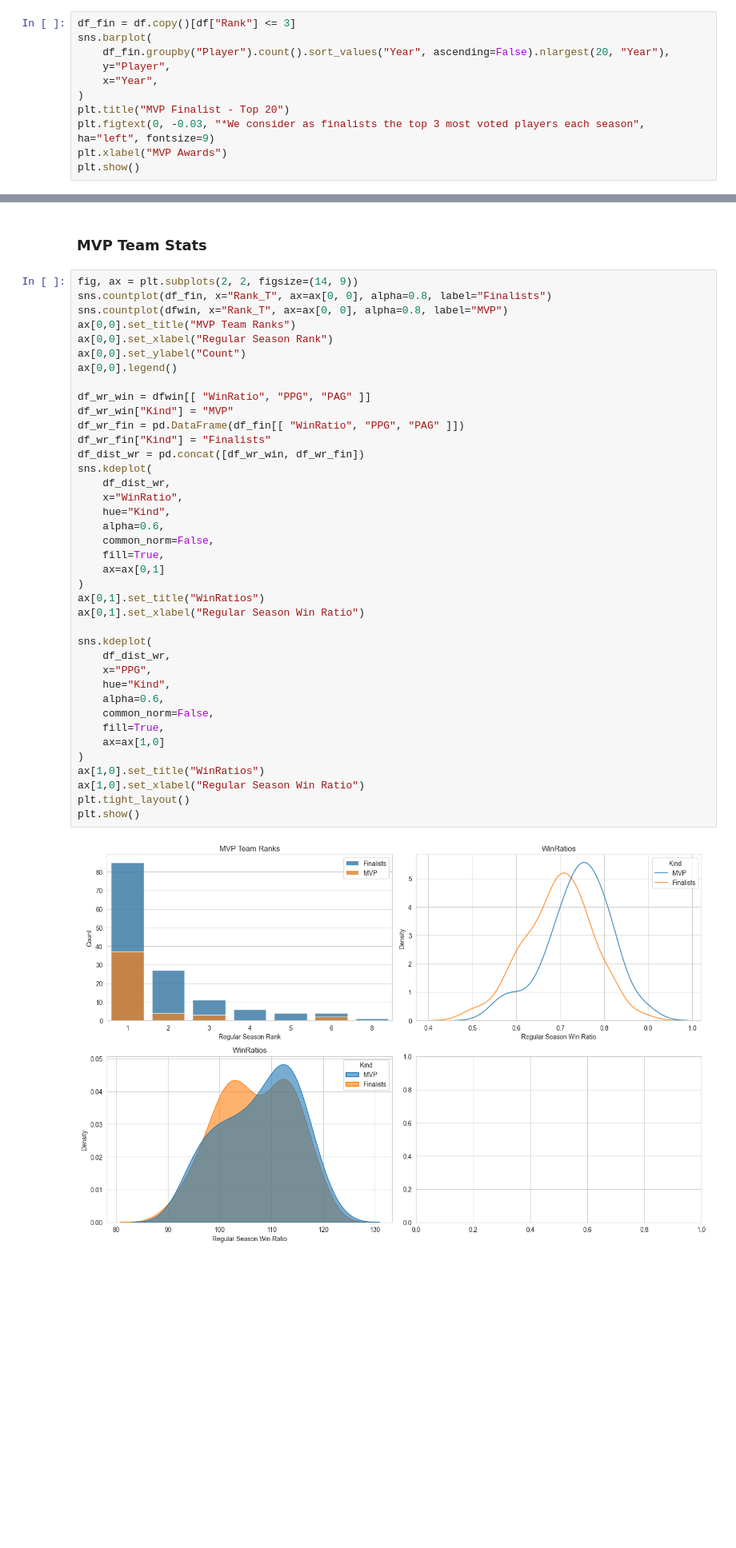
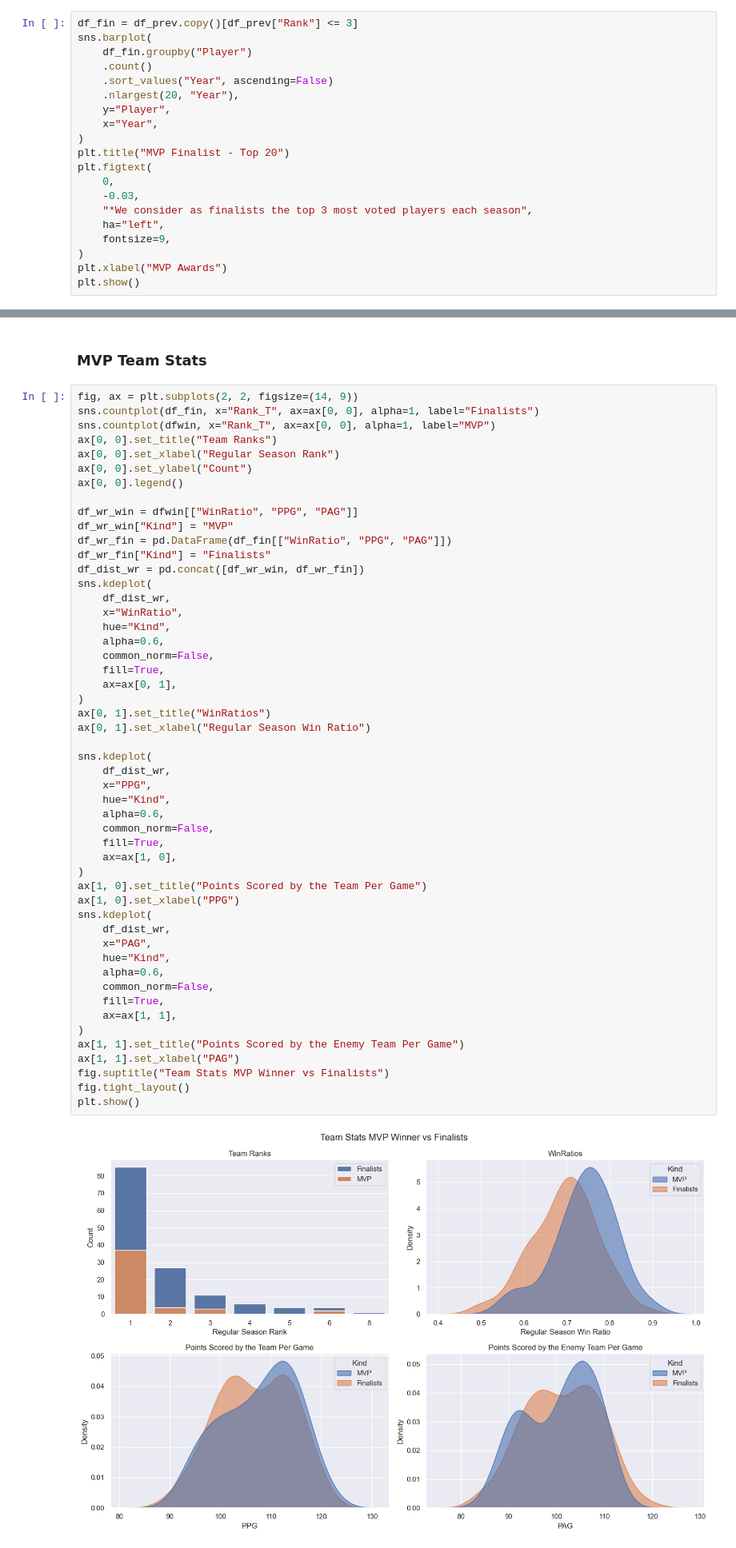
Before and after one commit to valevil27/nba-mvp-analysis, a Jupyter notebook: main.ipynb, the cells around one changed output, grey strips where cells are left out. Shown at 80% size. Cells and saved outputs as stored; diff of their text form; blank space fills up the shorter version.

Commit message:
add - RF model, prediction and stat weights

```diff
--- a/main.ipynb
+++ b/main.ipynb
@@ -175,12 +196,21 @@ plt.show()
 # %%
-df_fin = df.copy()[df["Rank"] <= 3]
+df_fin = df_prev.copy()[df_prev["Rank"] <= 3]
 sns.barplot(
-    df_fin.groupby("Player").count().sort_values("Year", ascending=False).nlargest(20, "Year"),
+    df_fin.groupby("Player")
+    .count()
+    .sort_values("Year", ascending=False)
+    .nlargest(20, "Year"),
     y="Player",
     x="Year",
 )
 plt.title("MVP Finalist - Top 20")
-plt.figtext(0, -0.03, "*We consider as finalists the top 3 most voted players each season", ha="left", fontsize=9)
+plt.figtext(
+    0,
+    -0.03,
+    "*We consider as finalists the top 3 most voted players each season",
+    ha="left",
+    fontsize=9,
+)
 plt.xlabel("MVP Awards")
 plt.show()
 # %% [output]
@@ -295,45 +346,57 @@ plt.show()
 ### MVP Team Stats
 # %%
 fig, ax = plt.subplots(2, 2, figsize=(14, 9))
-sns.countplot(df_fin, x="Rank_T", ax=ax[0, 0], alpha=0.8, label="Finalists")
-sns.countplot(dfwin, x="Rank_T", ax=ax[0, 0], alpha=0.8, label="MVP")
-ax[0,0].set_title("MVP Team Ranks")
-ax[0,0].set_xlabel("Regular Season Rank")
-ax[0,0].set_ylabel("Count")
-ax[0,0].legend()
+sns.countplot(df_fin, x="Rank_T", ax=ax[0, 0], alpha=1, label="Finalists")
+sns.countplot(dfwin, x="Rank_T", ax=ax[0, 0], alpha=1, label="MVP")
+ax[0, 0].set_title("Team Ranks")
+ax[0, 0].set_xlabel("Regular Season Rank")
+ax[0, 0].set_ylabel("Count")
+ax[0, 0].legend()
 
-df_wr_win = dfwin[[ "WinRatio", "PPG", "PAG" ]]
+df_wr_win = dfwin[["WinRatio", "PPG", "PAG"]]
 df_wr_win["Kind"] = "MVP"
-df_wr_fin = pd.DataFrame(df_fin[[ "WinRatio", "PPG", "PAG" ]])
+df_wr_fin = pd.DataFrame(df_fin[["WinRatio", "PPG", "PAG"]])
 df_wr_fin["Kind"] = "Finalists"
 df_dist_wr = pd.concat([df_wr_win, df_wr_fin])
 sns.kdeplot(
     df_dist_wr,
     x="WinRatio",
     hue="Kind",
     alpha=0.6,
     common_norm=False,
     fill=True,
-    ax=ax[0,1]
+    ax=ax[0, 1],
 )
-ax[0,1].set_title("WinRatios")
-ax[0,1].set_xlabel("Regular Season Win Ratio")
+ax[0, 1].set_title("WinRatios")
+ax[0, 1].set_xlabel("Regular Season Win Ratio")
 
 sns.kdeplot(
     df_dist_wr,
     x="PPG",
     hue="Kind",
     alpha=0.6,
     common_norm=False,
     fill=True,
-    ax=ax[1,0]
+    ax=ax[1, 0],
 )
-ax[1,0].set_title("WinRatios")
-ax[1,0].set_xlabel("Regular Season Win Ratio")
-plt.tight_layout()
+ax[1, 0].set_title("Points Scored by the Team Per Game")
+ax[1, 0].set_xlabel("PPG")
+sns.kdeplot(
+    df_dist_wr,
+    x="PAG",
+    hue="Kind",
+    alpha=0.6,
+    common_norm=False,
+    fill=True,
+    ax=ax[1, 1],
+)
+ax[1, 1].set_title("Points Scored by the Enemy Team Per Game")
+ax[1, 1].set_xlabel("PAG")
+fig.suptitle("Team Stats MVP Winner vs Finalists")
+fig.tight_layout()
 plt.show()
 # %% [output]
-[figure, old version]
+[figure, new version]
 # %%
 df_dist_wr
 # %% [output]
```
Also changed, not shown: parts of 27 cells of this notebook.
